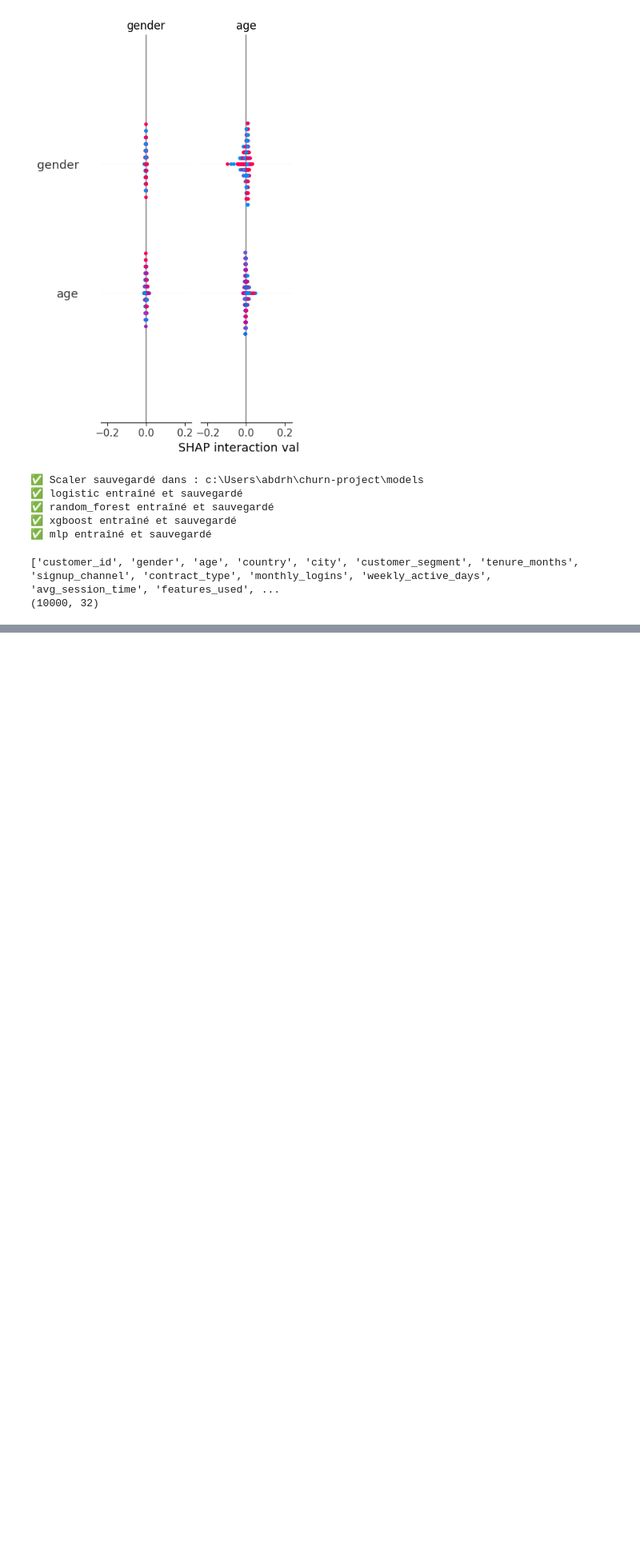
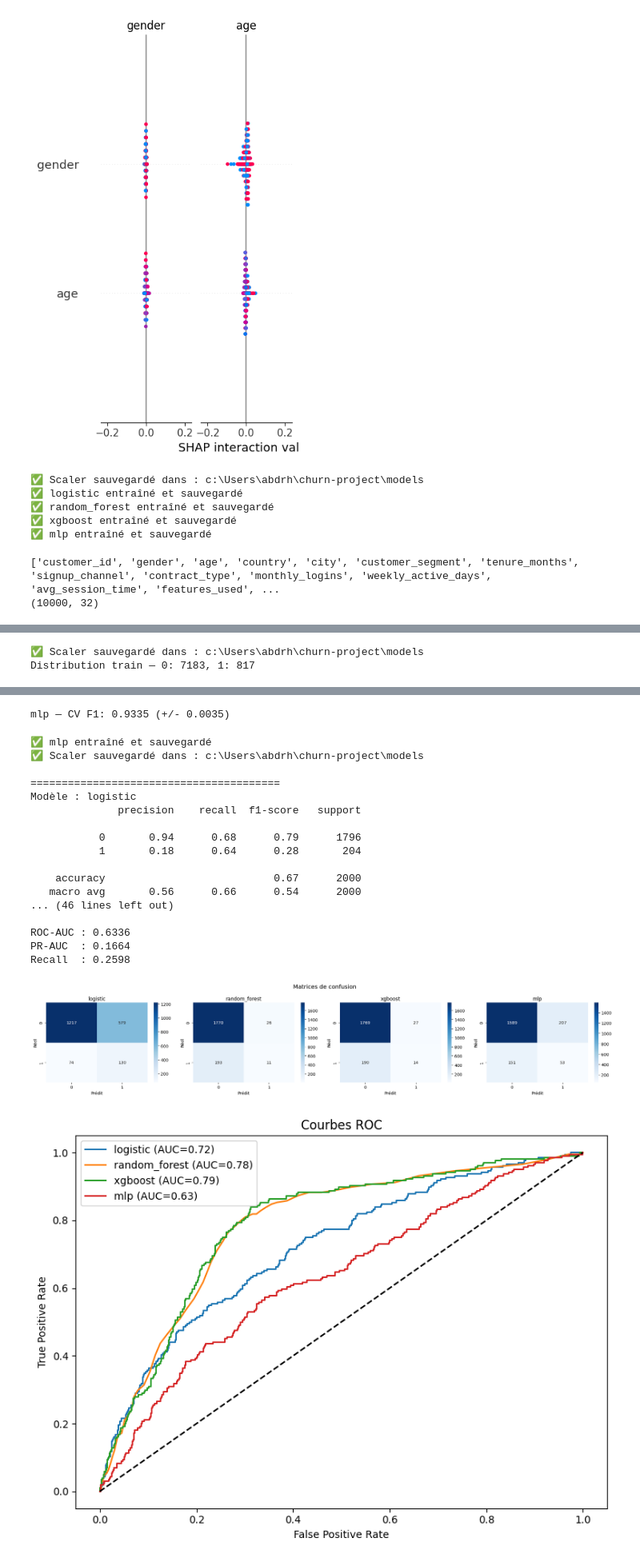
Before and after one commit to medamine2003/churn-project, a Jupyter notebook: notebooks/eda.ipynb, the cells around one changed output, grey strips where cells are left out. Shown at 80% size. Cells and saved outputs as stored; diff of their text form; code cells hidden in the pictures; blank space fills up the shorter version.

```diff
--- a/notebooks/eda.ipynb
+++ b/notebooks/eda.ipynb
@@ -267,0 +280,22 @@ print(df.shape)
+# %%
+import importlib
+import src.preprocessing, src.train, src.evaluate
+importlib.reload(src.preprocessing)
+importlib.reload(src.train)
+importlib.reload(src.evaluate)
+
+from src.train import train_all
+from src.evaluate import evaluate_all, plot_confusion_matrices, plot_roc_curves, plot_pr_curves, plot_comparison
+
+# Entraînement avec gestion du déséquilibre
+models, X_test, y_test = train_all()
+
+# Évaluation complète
+results, y_test = evaluate_all()
+plot_confusion_matrices(results, y_test)
+plot_roc_curves(results, y_test)
+plot_pr_curves(results, y_test)
+plot_comparison(results)
+# %% [output]
+✅ Scaler sauvegardé dans : c:\Users\abdrh\churn-project\models
+Distribution train — 0: 7183, 1: 817
@@ -267,0 +319,20 @@ print(df.shape)
+mlp — CV F1: 0.9335 (+/- 0.0035)
+✅ mlp entraîné et sauvegardé
+✅ Scaler sauvegardé dans : c:\Users\abdrh\churn-project\models
+
+========================================
+Modèle : logistic
+              precision    recall  f1-score   support
+
+           0       0.94      0.68      0.79      1796
+           1       0.18      0.64      0.28       204
+
+    accuracy                           0.67      2000
+   macro avg       0.56      0.66      0.54      2000
+... (46 lines left out)
+
+ROC-AUC : 0.6336
+PR-AUC  : 0.1664
+Recall  : 0.2598
+[figure, added]
+[figure, added]
```
Also changed, not shown: parts of 2 cells of this notebook, 6 other files.
